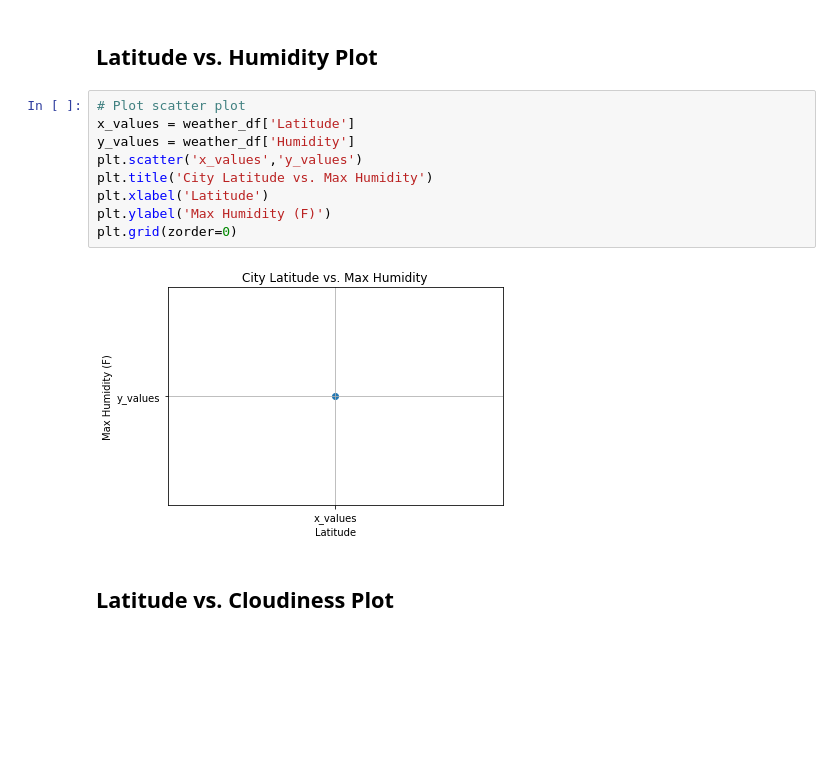
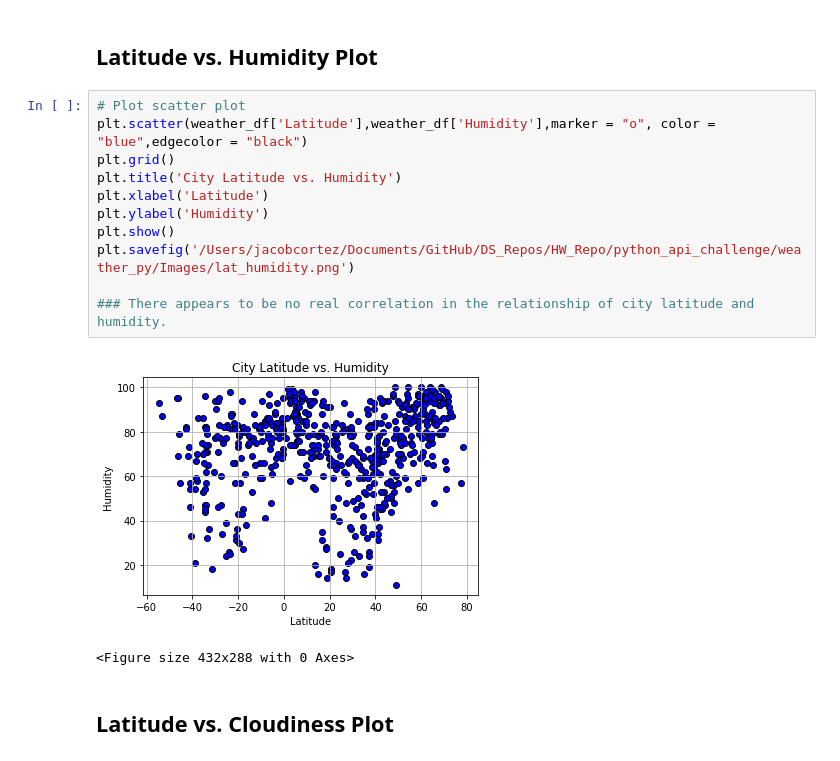
Before and after one commit to jcortez02/python_api_challenge, a Jupyter notebook: weather_py/WeatherPy.ipynb, the cells around one changed output. Saved outputs shown, nothing was run; the diff lists cells and outputs as text; blank space fills up the shorter version.

```diff
--- a/weather_py/WeatherPy.ipynb
+++ b/weather_py/WeatherPy.ipynb
@@ -226,15 +204,18 @@ plt.show()
 ## Latitude vs. Humidity Plot
 # %%
 # Plot scatter plot
-x_values = weather_df['Latitude']
-y_values = weather_df['Humidity']
-plt.scatter('x_values','y_values')
-plt.title('City Latitude vs. Max Humidity')
+plt.scatter(weather_df['Latitude'],weather_df['Humidity'],marker = "o", color = "blue",edgecolor = "black")
+plt.grid()
+plt.title('City Latitude vs. Humidity')
 plt.xlabel('Latitude')
-plt.ylabel('Max Humidity (F)')
-plt.grid(zorder=0)
+plt.ylabel('Humidity')
+plt.show()
+plt.savefig('/Users/jacobcortez/Documents/GitHub/DS_Repos/HW_Repo/python_api_challenge/weather_py/Images/lat_humidity.png')
+
+### There appears to be no real correlation in the relationship of city latitude and humidity.
 # %% [output]
-[figure, old version]
+[figure, new version]
+<Figure size 432x288 with 0 Axes>
 # %% [markdown]
 ## Latitude vs. Cloudiness Plot
 # %%
```
Also changed, not shown: parts of 20 cells of this notebook, 5 other files.
